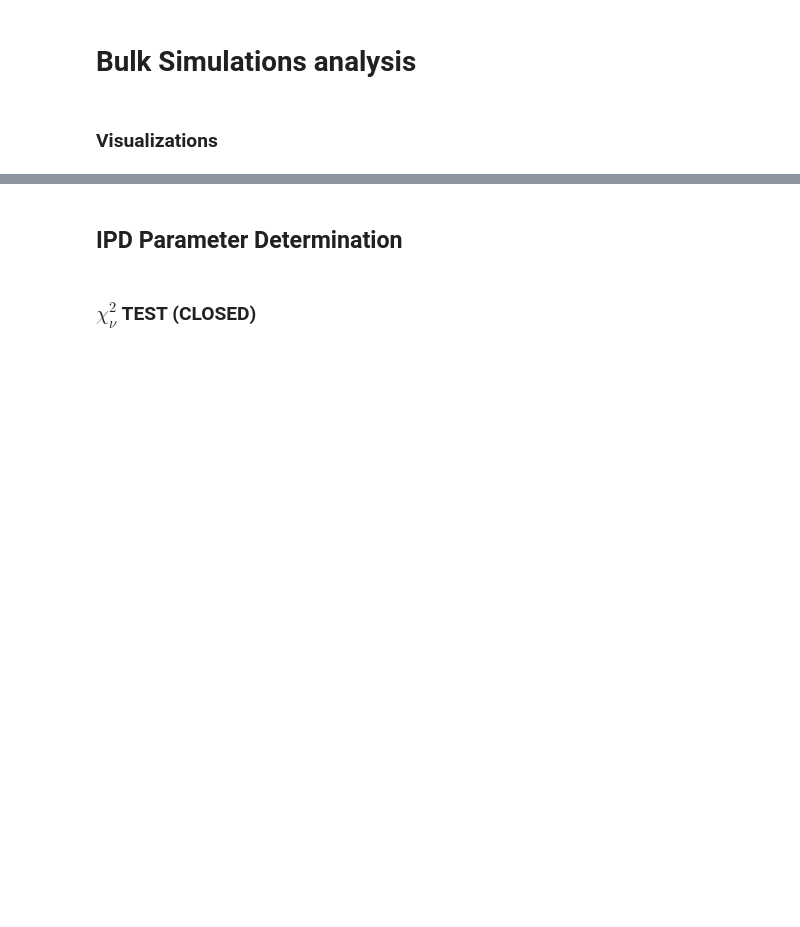
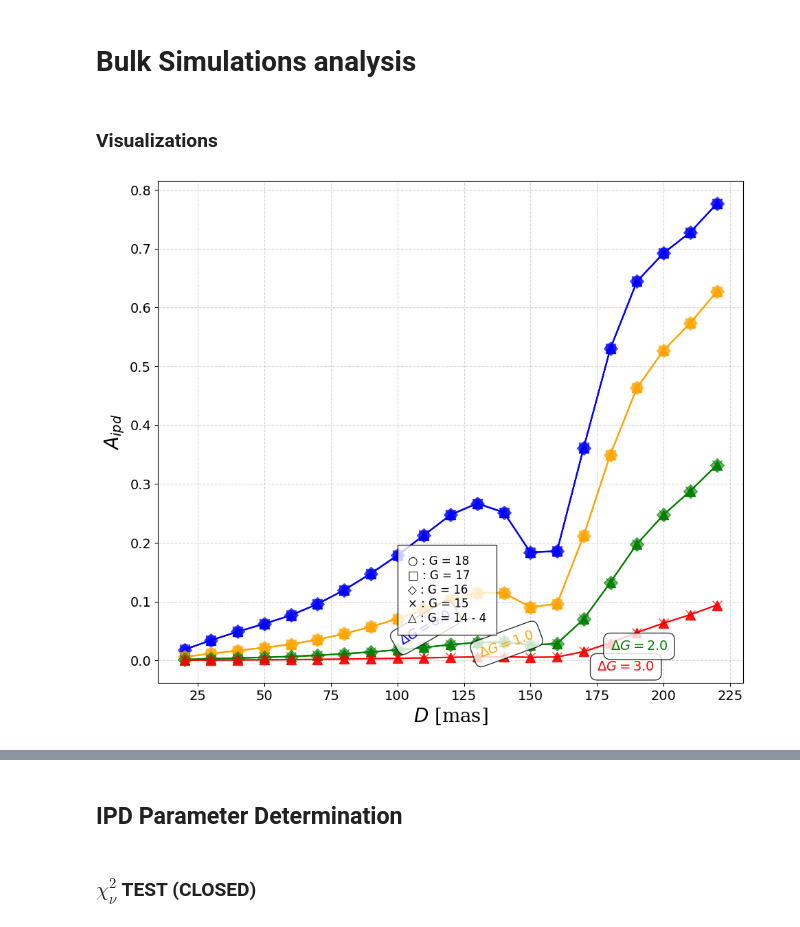
Before and after one commit to pietroferraiuolo/BINCAT, a Jupyter notebook: scripts/05-analysis-v1.ipynb, the cells around one changed output, grey strips where cells are left out. Drawn from its saved outputs; the diff is of its cells as text; code cells hidden in the pictures; blank space fills up the shorter version.

```diff
--- a/scripts/05-analysis-v1.ipynb
+++ b/scripts/05-analysis-v1.ipynb
@@ -133,31 +133,33 @@ lf = gp.plots.label_font.copy()
 lf['size'] = 20
 
 ax.set_xlabel(r"$D$ [mas]", fontdict=lf)
 ax.set_ylabel(r"$A_{ipd}$", fontdict=lf)
 ax.tick_params(axis='both', labelsize=14)
 # ax.set_title(r"$A_{ipd}(D)$ for different $\Delta M_G$", fontdict={'fontsize': 18})
 ax.grid(linestyle='--', alpha=0.5)
 bbox = {'boxstyle': 'round,pad=0.5', 'facecolor': 'white', 'alpha': 0.8}
 ax.text(175, -1e-6, r'$\Delta G = 3.0$', fontsize=14, verticalalignment='top', color='red', bbox=bbox)
 ax.text(180, 0.035, r'$\Delta G = 2.0$', fontsize=14, verticalalignment='top', color='green', bbox=bbox)
 ax.text(130, 0.055, r'$\Delta G = 1.0$', fontsize=14, verticalalignment='top', color='orange', bbox=bbox, rotation=20)
 ax.text(100, 0.09, r'$\Delta G = 0.0$', fontsize=14, verticalalignment='top', color='blue', bbox=bbox, rotation=30)
 # ax.arrow(x=125, y=0.13, dx=0, dy=-0.03, head_width=3, head_length=0.005, fc='black', ec='black')
 # ax.text(125, 0.135, f"G = {gmax:.0f}", fontsize=12, ha='center', va='center')
 # ax.text(125, 0.090, f"G = {gmin:.0f}", fontsize=12, ha='center', va='center')
 # ax.text(130, 0.115, 'Decreasing $G$', fontsize=13, verticalalignment='center', rotation=90, color='black')
 
 ddd = {dm: dat0[dat0['G'] == dm] for dm in dat0[dat0['G'] >= 14]['G'].unique()}
 Gs = sorted(ddd.keys())
 bbox2 = {'boxstyle': 'square,pad=0.9', 'facecolor': 'white', 'alpha': 0.8}
 text = f"""{markers[4].text} : G = {Gs[-1]:.0f}
 {markers[3].text} : G = {Gs[-2]:.0f}
 {markers[2].text} : G = {Gs[-3]:.0f}
 {markers[1].text} : G = {Gs[-4]:.0f}
 {markers[0].text} : G = {Gs[-5]:.0f} - 4"""
 ax.text(104, 0.12, text, fontsize=12,horizontalalignment='left', verticalalignment='center', bbox=bbox2)
 
-plt.yscale('log')
+# plt.yscale('log')
 plt.show()
 
 fig.savefig(f'{home}/Desktop/A_D_DM_G.png', dpi=450)
+# %% [output]
+[figure, added]
```
Also changed, not shown: parts of 5 cells of this notebook, 8 other files.
